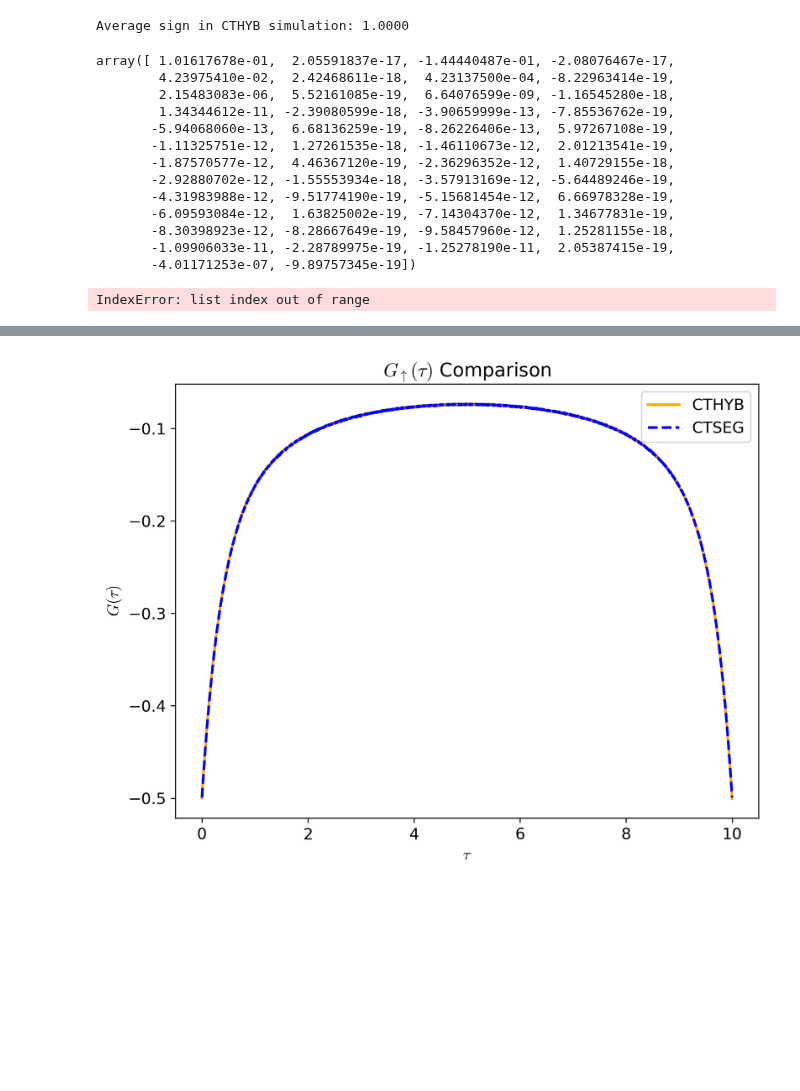
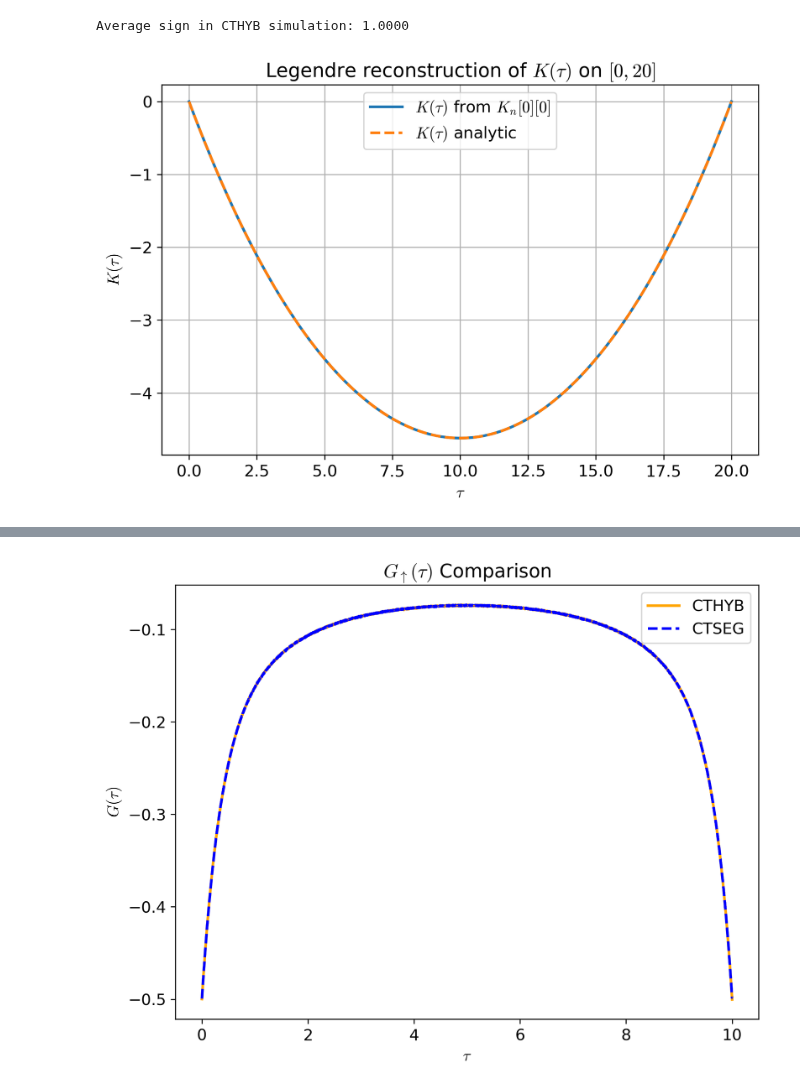
Before and after one commit to andrewkhardy/cthyb, a Jupyter notebook: benchmark/dynamic_int/CTHYB_Benchmarking_Minimal.ipynb, the cells around one changed output, grey strips where cells are left out. Cells and saved outputs as stored; diff of their text form; code cells hidden in the pictures; blank space fills up the shorter version.

```diff
--- a/benchmark/dynamic_int/CTHYB_Benchmarking_Minimal.ipynb
+++ b/benchmark/dynamic_int/CTHYB_Benchmarking_Minimal.ipynb
@@ -38,50 +38,34 @@ Average sign in CTHYB simulation: 1.0000
 # %%
 def analytic_K(tau, L, w0, beta):
     return -(L / w0**2) * (np.cosh(w0 * (tau - beta/2.0)) / np.sinh(w0 * beta / 2.0) - 1.0 / np.tanh(w0 * beta / 2.0))
-# %%
-coeffs
-# %% [output]
-array([ 1.01617678e-01,  2.05591837e-17, -1.44440487e-01, -2.08076467e-17,
-        4.23975410e-02,  2.42468611e-18,  4.23137500e-04, -8.22963414e-19,
-        2.15483083e-06,  5.52161085e-19,  6.64076599e-09, -1.16545280e-18,
-        1.34344612e-11, -2.39080599e-18, -3.90659999e-13, -7.85536762e-19,
-       -5.94068060e-13,  6.68136259e-19, -8.26226406e-13,  5.97267108e-19,
-       -1.11325751e-12,  1.27261535e-18, -1.46110673e-12,  2.01213541e-19,
-       -1.87570577e-12,  4.46367120e-19, -2.36296352e-12,  1.40729155e-18,
-       -2.92880702e-12, -1.55553934e-18, -3.57913169e-12, -5.64489246e-19,
-       -4.31983988e-12, -9.51774190e-19, -5.15681454e-12,  6.66978328e-19,
-       -6.09593084e-12,  1.63825002e-19, -7.14304370e-12,  1.34677831e-19,
-       -8.30398923e-12, -8.28667649e-19, -9.58457960e-12,  1.25281155e-18,
-       -1.09906033e-11, -2.28789975e-19, -1.25278190e-11,  2.05387415e-19,
-       -4.01171253e-07, -9.89757345e-19])
 # %%
 import numpy as np
 import matplotlib.pyplot as plt
 from scipy.special import eval_legendre
 
 # Coefficients of the Legendre expansion for the (up, up) block
 coeffs = np.asarray(K_n[0][0]).real
 
 # Evaluate the shifted Legendre series on tau in [0, 10]
 beta_eval = 20.0
 tau_mesh = np.linspace(0.0, beta_eval, 400)
 x_mesh = 2.0 * tau_mesh / beta_eval - 1.0
 
 K_tau = np.zeros_like(tau_mesh, dtype=float)
 for n, c_n in enumerate(coeffs):
     K_tau += c_n * eval_legendre(n, x_mesh)
-K_anal = analytic_K(tau_mesh, L=-0.05, w0=0.1, beta=beta_eval)
+K_anal = analytic_K(tau_mesh, L=-0.1, w0=0.1, beta=beta_eval)
 plt.figure(figsize=(8, 5))
 plt.plot(tau_mesh, K_tau, linewidth=2.0, label=r'$K(\tau)$ from $K_n[0][0]$')
 plt.plot(tau_mesh, K_anal, linestyle = '--', linewidth=2.0, label=r'$K(\tau)$ analytic')
 plt.xlabel(r'$\tau$')
 plt.ylabel(r'$K(\tau)$')
 plt.title(r'Legendre reconstruction of $K(\tau)$ on $[0, 20]$')
 plt.grid(True)
 plt.legend()
 plt.show()
 # %% [output]
-IndexError: list index out of range
+[figure, added]
 # %%
 plt.figure(figsize=(8, 6))
 oplot(G_tau_hyb["up"].real.real,"-", color="orange", linewidth=2.0, label="CTHYB")
```
Also changed, not shown: parts of 3 cells of this notebook, 4 other files.
